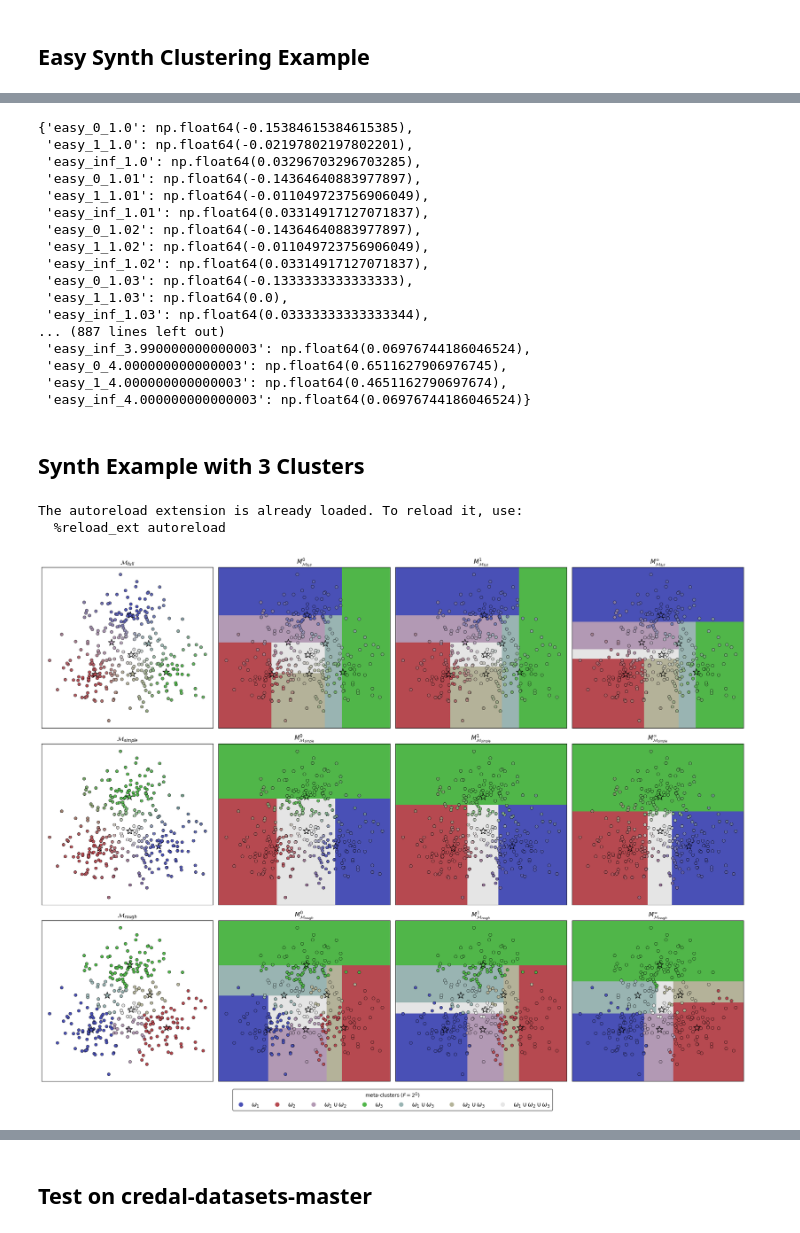
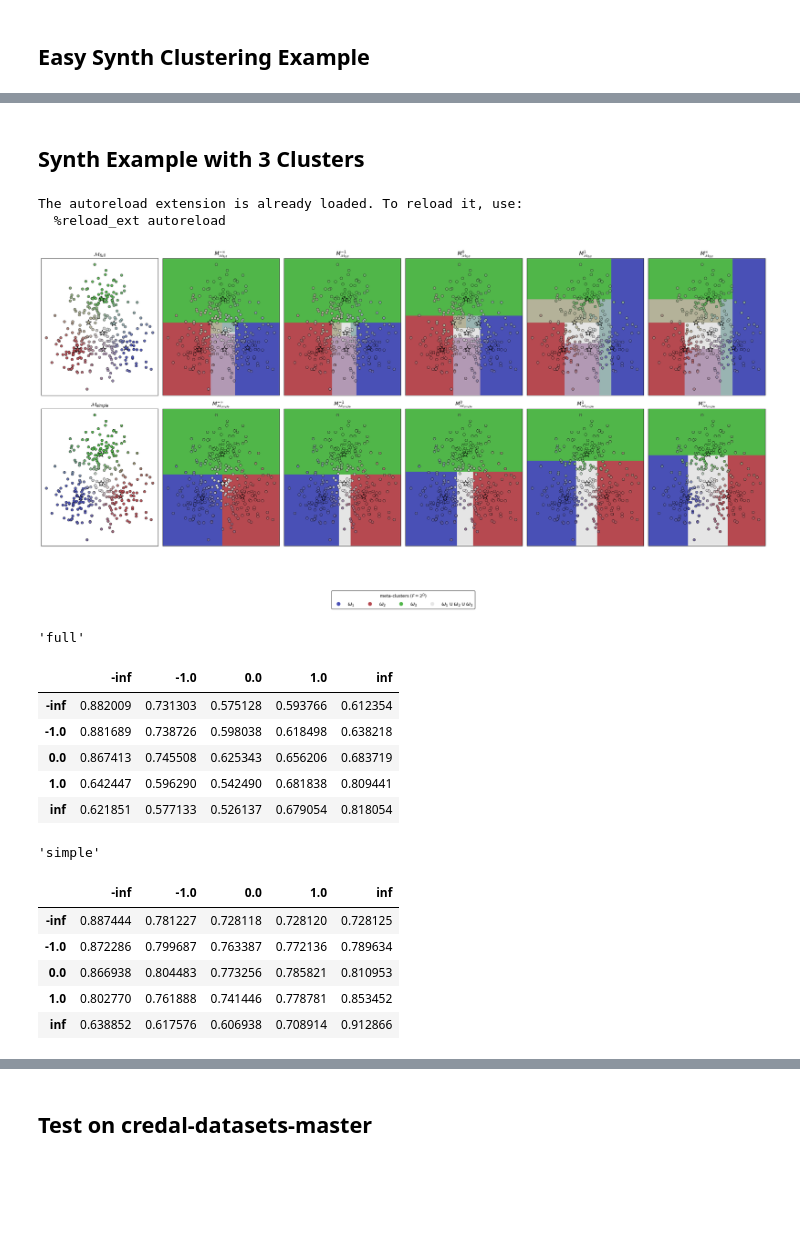
Before and after one commit to victorsouza89/iemm, a Jupyter notebook: main.ipynb, the cells around one changed output, grey strips where cells are left out. Cells and saved outputs as stored; diff of their text form; code cells hidden in the pictures; blank space fills up the shorter version.

```diff
--- a/main.ipynb
+++ b/main.ipynb
@@ -58,53 +46,45 @@ scores # type: ignore
-# %%
-# comparisons come from the iemm_notebook
-all_comparisons.update(comparisons) # type: ignore
-comparisons # type: ignore
-# %% [output]
-{'easy_0_1.0': np.float64(-0.15384615384615385),
- 'easy_1_1.0': np.float64(-0.02197802197802201),
- 'easy_inf_1.0': np.float64(0.03296703296703285),
- 'easy_0_1.01': np.float64(-0.14364640883977897),
- 'easy_1_1.01': np.float64(-0.011049723756906049),
- 'easy_inf_1.01': np.float64(0.03314917127071837),
- 'easy_0_1.02': np.float64(-0.14364640883977897),
- 'easy_1_1.02': np.float64(-0.011049723756906049),
- 'easy_inf_1.02': np.float64(0.03314917127071837),
- 'easy_0_1.03': np.float64(-0.1333333333333333),
- 'easy_1_1.03': np.float64(0.0),
- 'easy_inf_1.03': np.float64(0.03333333333333344),
-... (887 lines left out)
- 'easy_inf_3.990000000000003': np.float64(0.06976744186046524),
- 'easy_0_4.000000000000003': np.float64(0.6511627906976745),
- 'easy_1_4.000000000000003': np.float64(0.4651162790697674),
- 'easy_inf_4.000000000000003': np.float64(0.06976744186046524)}
 # %% [markdown]
 ## Synth Example with 3 Clusters
 # %%
 experiment_name = 'three_clusters2D_synth'
 folder_figs = folder_to_save_images + '/' + experiment_name
 
 df = pd.read_csv('data/three_clusters2D_synth.csv')
 feature_names = df.columns[:-1].to_list()
 features = df.iloc[:, :-1].values
 
 number_clusters = 3
 full_model = ecm(x=features, c=number_clusters, alpha=0.5, beta = 1.8, delta=10, disp=False, type='full')
 simple_model = ecm(x=features, c=number_clusters, alpha=0.5, beta = 1.8, delta=10, disp=False, type='simple')
 rough_model = ecm(x=features, c=number_clusters, alpha=1, beta = 1.01, delta=10, disp=False, type='full')
 
 # model_names : (mass, F, lambda_num)
 masses_to_test = {
     'full': (full_model['mass_n'], full_model['F'][1:], 1),
     'simple': (simple_model['mass_n'], simple_model['F'][1:], 1),
-    'rough': (rough_model['mass_n'], rough_model['F'][1:], 1)
+    # 'rough': (rough_model['mass_n'], rough_model['F'][1:], 1)
 }
 cmap = 'personalized'
 
 %run -i "iemm_notebook.ipynb"
 # %% [output]
 The autoreload extension is already loaded. To reload it, use:
   %reload_ext autoreload
-[figure, old version]
+[figure, new version]
+'full'
+|  | -inf | -1.0 | 0.0 | 1.0 | inf |
+| -inf | 0.882009 | 0.731303 | 0.575128 | 0.593766 | 0.612354 |
+| -1.0 | 0.881689 | 0.738726 | 0.598038 | 0.618498 | 0.638218 |
+| 0.0 | 0.867413 | 0.745508 | 0.625343 | 0.656206 | 0.683719 |
+| 1.0 | 0.642447 | 0.596290 | 0.542490 | 0.681838 | 0.809441 |
+| inf | 0.621851 | 0.577133 | 0.526137 | 0.679054 | 0.818054 |
+'simple'
+|  | -inf | -1.0 | 0.0 | 1.0 | inf |
+| -inf | 0.887444 | 0.781227 | 0.728118 | 0.728120 | 0.728125 |
+| -1.0 | 0.872286 | 0.799687 | 0.763387 | 0.772136 | 0.789634 |
+| 0.0 | 0.866938 | 0.804483 | 0.773256 | 0.785821 | 0.810953 |
+| 1.0 | 0.802770 | 0.761888 | 0.741446 | 0.778781 | 0.853452 |
+| inf | 0.638852 | 0.617576 | 0.606938 | 0.708914 | 0.912866 |
 # %%
 # scores come from the iemm_notebook
 all_scores.update(scores) # type: ignore
```
Also changed, not shown: parts of 14 cells of this notebook, 51 other files.
